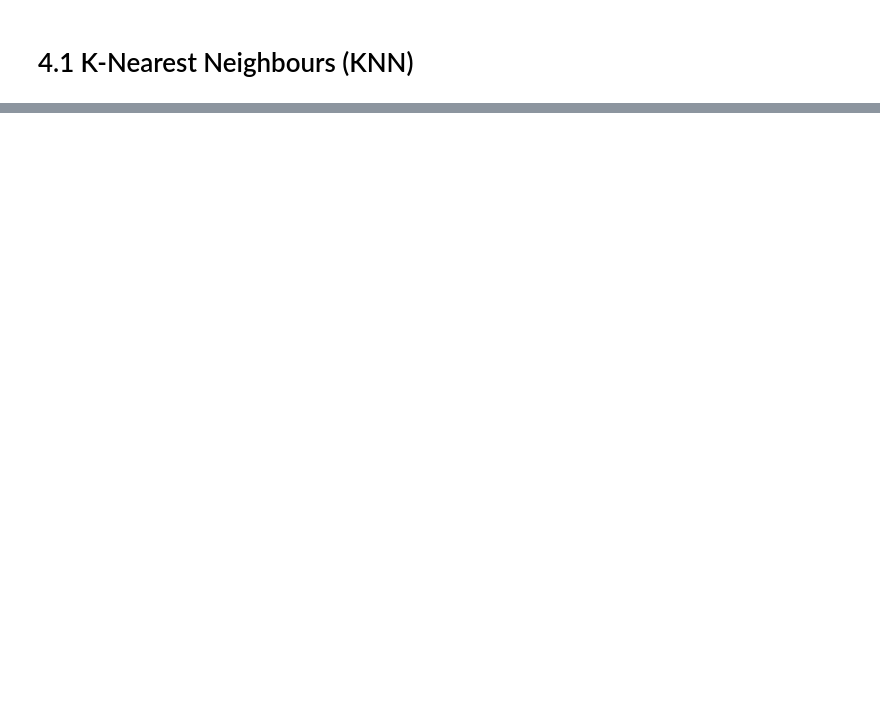
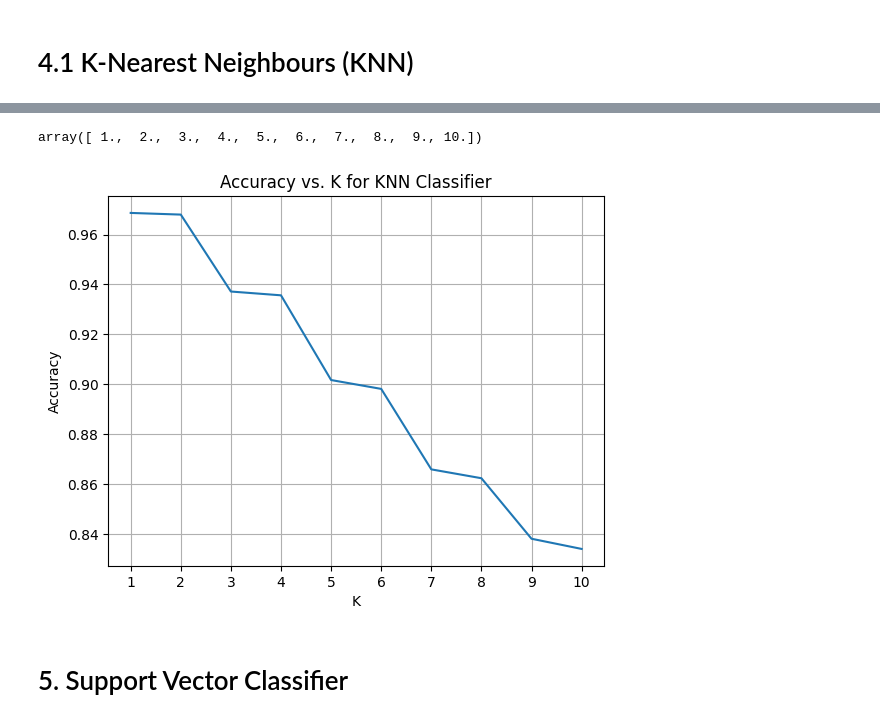
Before and after one commit to JaySachar/MSE413-ML, a Jupyter notebook: Lab 2/Lab2.ipynb, the cells around one changed output, grey strips where cells are left out. Drawn from its saved outputs; the diff is of its cells as text; code cells hidden in the pictures; blank space fills up the shorter version.

```diff
--- a/Lab 2/Lab2.ipynb
+++ b/Lab 2/Lab2.ipynb
@@ -90,10 +95,10 @@ Confusion Matrix:
 # %%
 # Investigate the effect of maximum depth on the accuracy of the model for the followingdepths: 1, 5, 10, 20, 50, and 100. Discuss the results.
-DT_accuracy_depth_1, _, _, _, _, _ = DT_metrics(Y_test, X_train, Y_train, depth=1)
-DT_accuracy_depth_5, _, _, _, _, _ = DT_metrics(Y_test, X_train, Y_train, depth=5)
-DT_accuracy_depth_10, _, _, _, _, _ = DT_metrics(Y_test, X_train, Y_train, depth=10)
-DT_accuracy_depth_50, _, _, _, _, _ = DT_metrics(Y_test, X_train, Y_train, depth=50)
-DT_accuracy_depth_100, _, _, _, _, _ = DT_metrics(Y_test, X_train, Y_train, depth=100)
+DT_accuracy_depth_1, _, _, _, _, _ = DT_metrics(Y_test, X_test, X_train, Y_train, depth=1)
+DT_accuracy_depth_5, _, _, _, _, _ = DT_metrics(Y_test, X_test, X_train, Y_train, depth=5)
+DT_accuracy_depth_10, _, _, _, _, _ = DT_metrics(Y_test, X_test, X_train, Y_train, depth=10)
+DT_accuracy_depth_50, _, _, _, _, _ = DT_metrics(Y_test, X_test, X_train, Y_train, depth=50)
+DT_accuracy_depth_100, _, _, _, _, _ = DT_metrics(Y_test, X_test, X_train, Y_train, depth=100)
 # %% [output]
 Metrics for Depth = 1
 Accuracy: 0.39783
@@ -156,6 +161,7 @@ def RF_metrics(y_test, x_test, x_train, y_train, depth, estimators):
     RF_recall = recall_score(y_test, y_pred, average='macro')
     RF_f1 = f1_score(y_test, y_pred, average='macro')
     RF_conf_matrix = confusion_matrix(y_test, y_pred,)
+    RF_specificity = RF_conf_matrix[0,0] / (RF_conf_matrix[0,0] + RF_conf_matrix[0,1])
 
     print(f'Metrics for Depth = {depth} and Number of Estimators = {estimators}')
     print(f'Accuracy: {RF_accuracy}')
@@ -163,6 +169,8 @@ def RF_metrics(y_test, x_test, x_train, y_train, depth, estimators):
     print(f'Recall: {RF_recall}')
     print(f'F1-score: {RF_f1}')
     print(f'Confusion Matrix:\n{RF_conf_matrix}')
+    print(f'Specificity: {RF_specificity}')
+
     return RF_accuracy, RF_precision, RF_recall, RF_f1, RF_conf_matrix, RF_clf, RF_clf.feature_importances_
 # %%
 #3.2 Train a random forest classifier on the train set with a number of estimators of 20 and a max depth of 20.
@@ -271,3 +311,5 @@ for estimator in estimators:
 # 4.1 K-Nearest Neighbours (KNN)
 # %%
 # 4.1 Split the dataset into training (80%) and test set (20%). Consider random effects in splitting the dataset
+from sklearn.model_selection import train_test_split
+X_train, X_test, Y_train, Y_test = train_test_split(X_data, Y_data, test_size=0.2, random_state=42) # Not sure how to consider random effects in splitting the data tbh
@@ -273,0 +359,10 @@ for estimator in estimators:
+# %%
+#4.2 / 4.4 Train 10 different KNN classifiers with K = [1,2,3,4,5,6,7,8,9,10]
+K = [1,2,3,4,5,6,7,8,9,10]
+KNN_accuaracy_list = []
+for k_value in K:
+    # Call the KNN_metrics function
+    KNN_accuracy, _, _, _, _, _, _ = KNN_metrics(Y_test, X_test, X_train, Y_train, k_value)
+
+    # Store the accuracy in the results dictionary
+    KNN_accuaracy_list.append(KNN_accuracy)
@@ -273,0 +387,17 @@ for estimator in estimators:
+# %%
+np.linspace(1,10, 10)
+# %% [output]
+array([ 1.,  2.,  3.,  4.,  5.,  6.,  7.,  8.,  9., 10.])
+# %%
+# 4.5: Compare the accuracy of your trained models by plotting accuracy versus K (horizontal axis: K, vertical axis: accuracy). Which K resulted in the highest accuracy? Discuss the results.
+plt.plot(K, KNN_accuaracy_list)
+plt.xlabel('K')
+plt.xticks(np.linspace(1,10, 10))
+plt.ylabel('Accuracy')
+plt.title('Accuracy vs. K for KNN Classifier')
+plt.grid(True)
+plt.show()
+# %% [output]
+[figure, added]
+# %% [markdown]
+# 5. Support Vector Classifier
```
Also changed, not shown: parts of 14 cells of this notebook.
